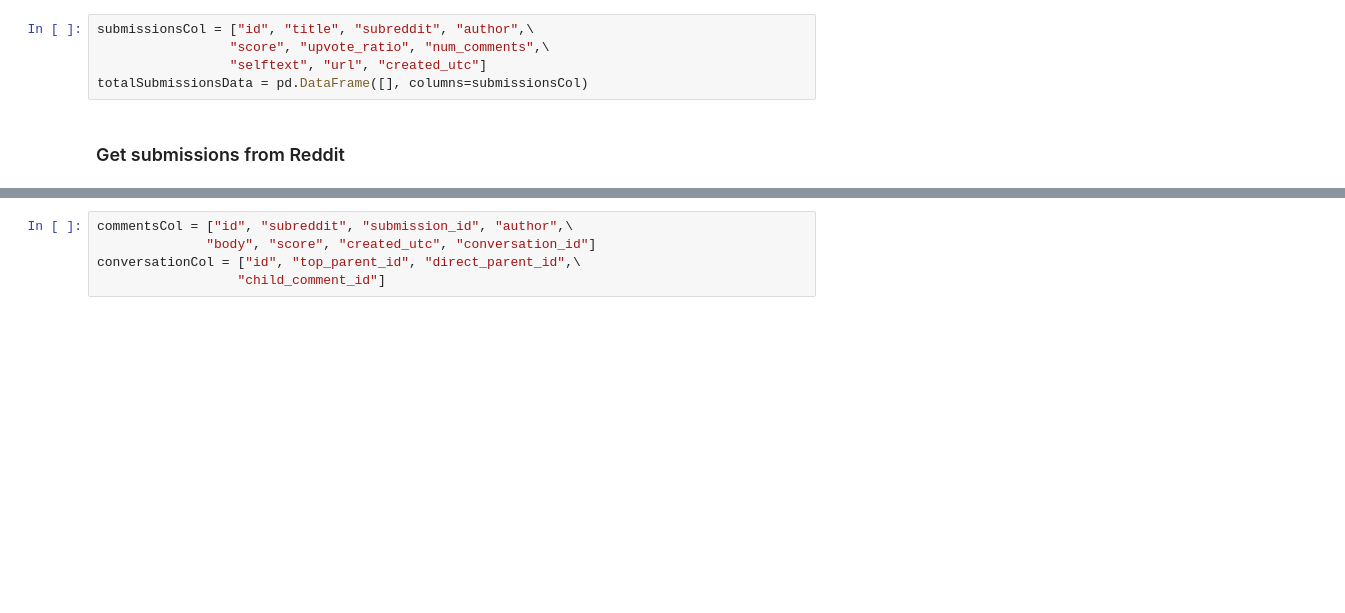
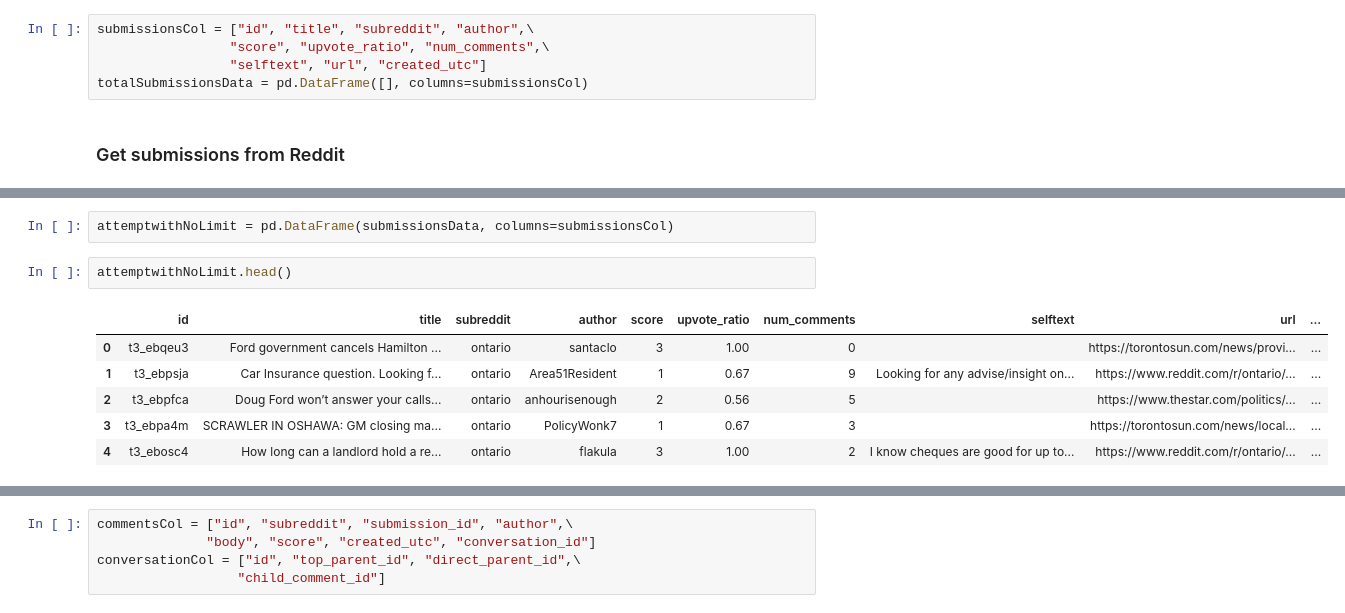
Before and after one commit to R4HMATT/Redditscraper, a Jupyter notebook: reddit_scraper.ipynb, the cells around one changed output, grey strips where cells are left out. Drawn from its saved outputs; the diff is of its cells as text; blank space fills up the shorter version.

```diff
--- a/reddit_scraper.ipynb
+++ b/reddit_scraper.ipynb
@@ -93,0 +138,11 @@ AttributeError: 'DataFrame' object has no attribute 'concat'
+# %%
+attemptwithNoLimit = pd.DataFrame(submissionsData, columns=submissionsCol)
+# %%
+attemptwithNoLimit.head()
+# %% [output]
+|  | id | title | subreddit | author | score | upvote_ratio | num_comments | selftext | url | ... |
+| 0 | t3_ebqeu3 | Ford government cancels Hamilton ... | ontario | santaclo | 3 | 1.00 | 0 |  | https://torontosun.com/news/provi... | ... |
+| 1 | t3_ebpsja | Car Insurance question. Looking f... | ontario | Area51Resident | 1 | 0.67 | 9 | Looking for any advise/insight on... | https://www.reddit.com/r/ontario/... | ... |
+| 2 | t3_ebpfca | Doug Ford won’t answer your calls... | ontario | anhourisenough | 2 | 0.56 | 5 |  | https://www.thestar.com/politics/... | ... |
+| 3 | t3_ebpa4m | SCRAWLER IN OSHAWA: GM closing ma... | ontario | PolicyWonk7 | 1 | 0.67 | 3 |  | https://torontosun.com/news/local... | ... |
+| 4 | t3_ebosc4 | How long can a landlord hold a re... | ontario | flakula | 3 | 1.00 | 2 | I know cheques are good for up to... | https://www.reddit.com/r/ontario/... | ... |
```
Also changed, not shown: parts of 8 cells of this notebook.
